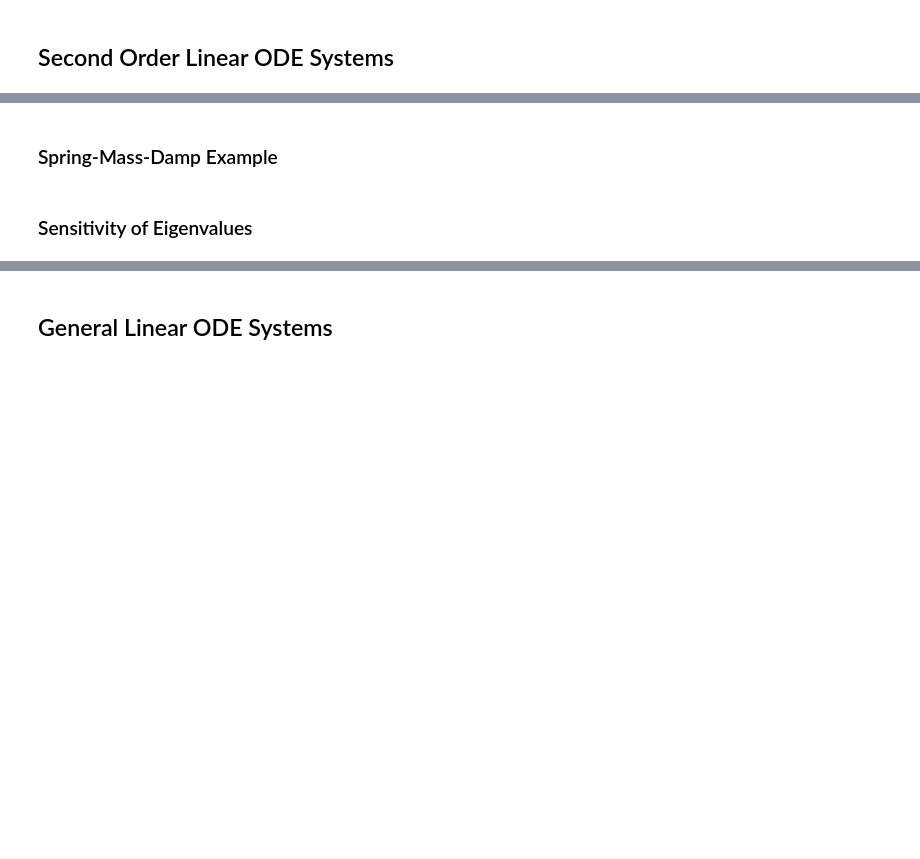
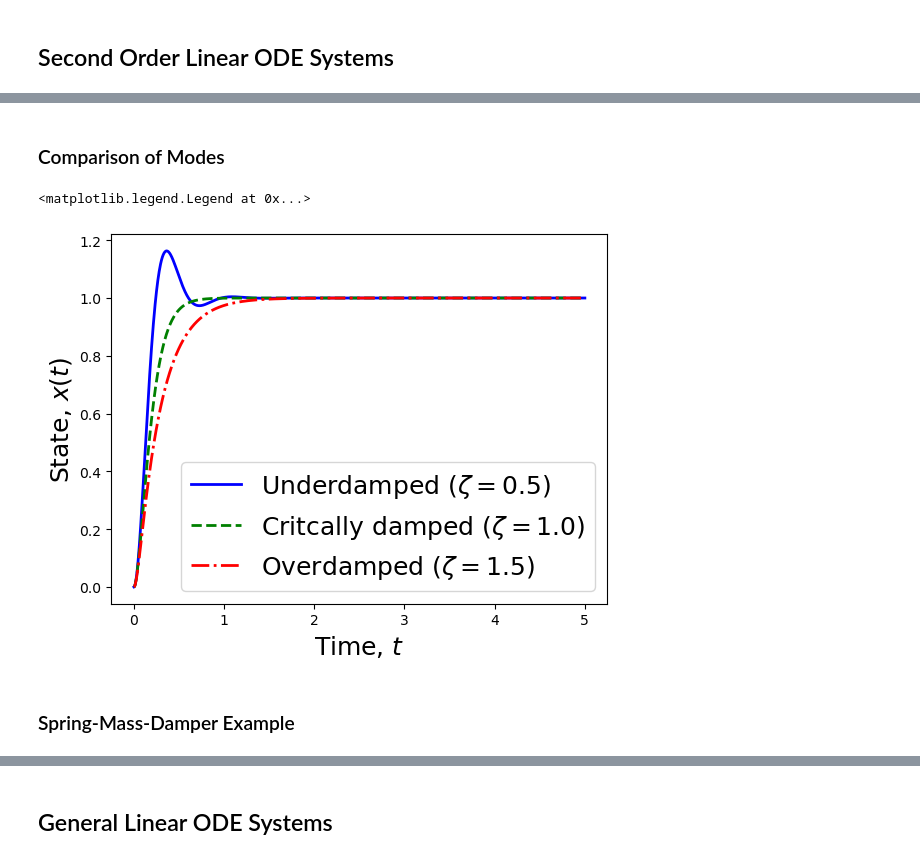
Before and after one commit to jckantor/cbe30338-book, a Jupyter notebook: notebooks/02-spring-mass-damper.ipynb, the cells around one changed output, grey strips where cells are left out. Drawn from its saved outputs; the diff is of its cells as text; code cells hidden in the pictures; blank space fills up the shorter version.

Commit message:
Added second order system analytic solution and analysis of eigenvalues

```diff
--- a/notebooks/02-spring-mass-damper.ipynb
+++ b/notebooks/02-spring-mass-damper.ipynb
@@ -129,4 +164,47 @@ simulate_driver_getting_in(driver_mass=4*80)
+# %% [markdown]
+### Comparison of Modes
+# %%
+def second_order(t, xbar=1.0, zeta=1.0, omega=10):
+    ''' Analytic solution of second order system
+
+        Arguments:
+            t: times to evaluate solution
+            xbar: steady-state after step response
+            zeta: damping coefficient
+            omega: natural frequency
+
+        Note: t and omega need to have consistent units (time and inverse time)
+
+        Returns:
+            x(t), states x evaluated at times t
+    '''
+
+
+    if np.abs(zeta - 1) < 1E-6:
+        # Critically damped, zeta approx 1
+        # Hint: need the tolerance 1E-6 because of float point errors
+        return xbar*(1 - (1+t*omega)*np.exp(-t*omega))
+    elif zeta > 1:
+        # Overdamped, zeta > 1
+        return xbar*(1-np.exp(-zeta*t*omega)*(np.cosh(t*omega*np.sqrt(zeta**2-1)) + (zeta/np.sqrt(zeta**2-1))*np.sinh(t*omega*np.sqrt(zeta**2 - 1))))
+    else:
+        # Underdampled (oscillates), zeta < 1
+        return xbar*(1-np.exp(-zeta*t*omega)*(np.cos(t*omega*np.sqrt(1-zeta**2)) + (zeta/np.sqrt(1-zeta**2))*np.sin(t*omega*np.sqrt(1-zeta**2))))
+
+
+teval = np.linspace(0,5,1001)
+x_over = second_order(teval, zeta=1.5)
+x_crit = second_order(teval, zeta=1.0)
+x_under = second_order(teval, zeta=0.5)
+
+plt.plot(teval,x_under,color="blue",linestyle="-",label="Underdamped ($\zeta = 0.5$)",linewidth=2)
+plt.plot(teval,x_crit, color="green",linestyle="--",label="Critcally damped ($\zeta = 1.0$)",linewidth=2)
+plt.plot(teval,x_over,color="red",linestyle="-.",label="Overdamped ($\zeta=1.5$)",linewidth=2)
+plt.xlabel("Time, $t$",fontsize=18)
+plt.ylabel("State, $x(t)$",fontsize=18)
+plt.legend(fontsize=18)
+# %% [output]
+<matplotlib.legend.Legend at 0x...>
+[figure, added]
 # %% [markdown]
-### Spring-Mass-Damp Example
+### Spring-Mass-Damper Example
-# %% [markdown]
-### Sensitivity of Eigenvalues
```
Also changed, not shown: parts of 22 cells of this notebook.
